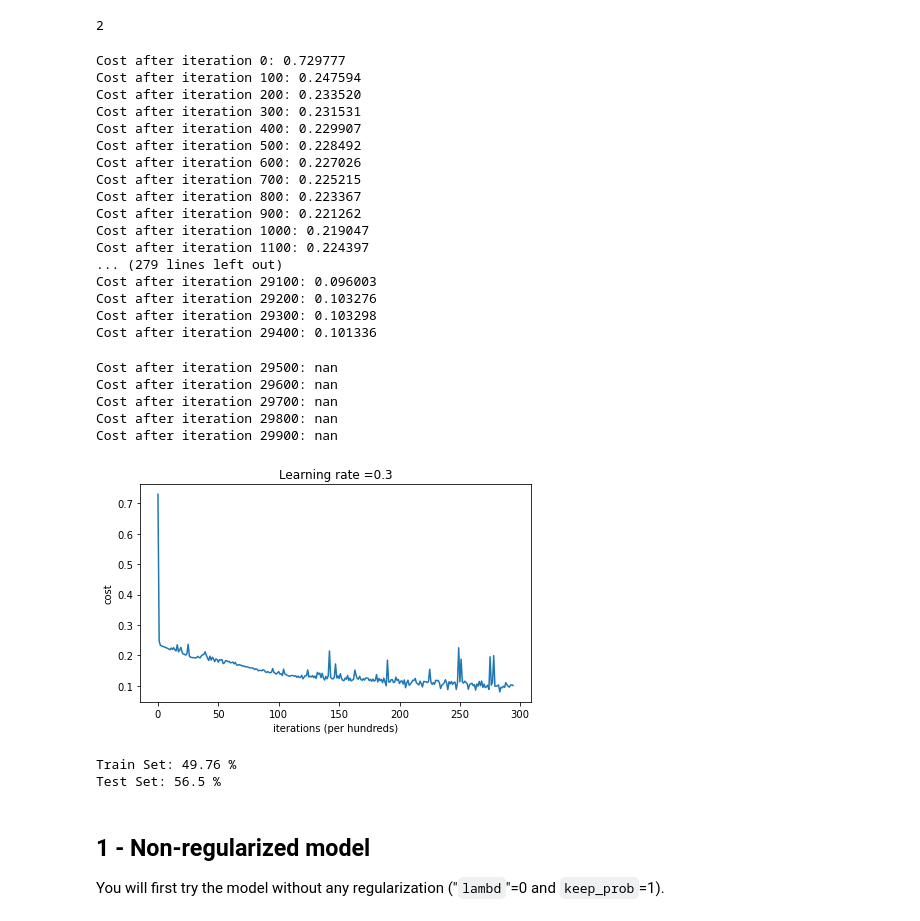
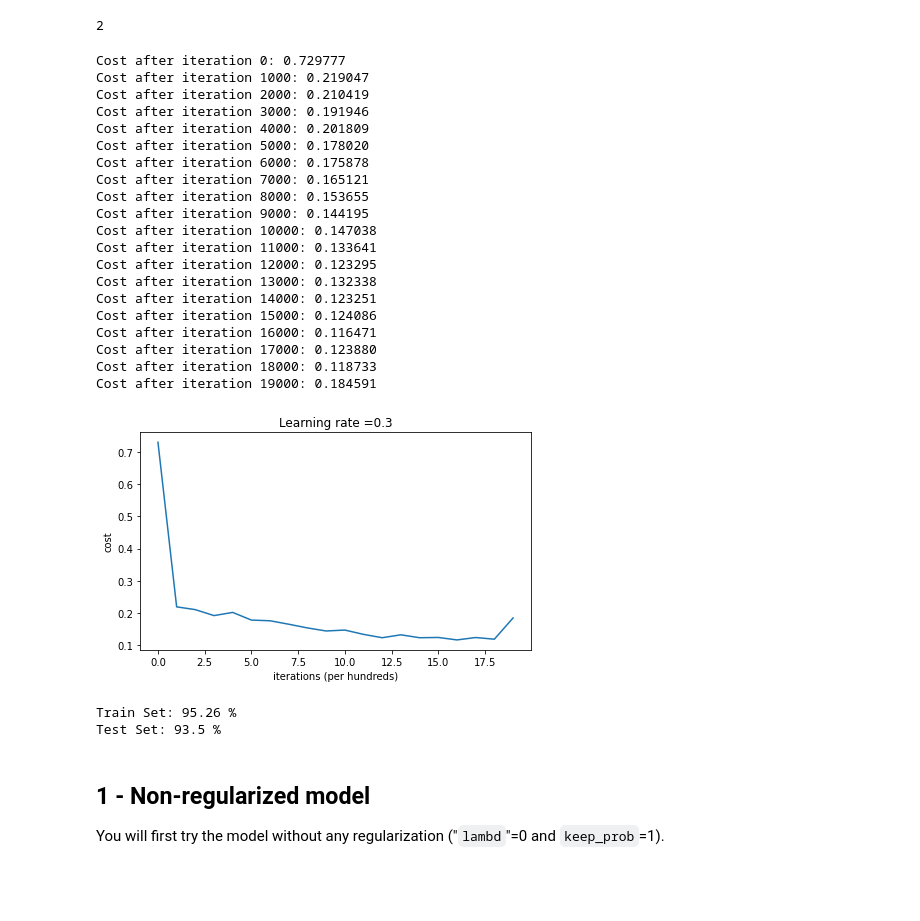
Before and after one commit to SamanZargarzadeh/Deep-Learning, a Jupyter notebook: 7 - Regularization.ipynb, the cells around one changed output. Cells and saved outputs as stored; diff of their text form; code cells hidden in the pictures; blank space fills up the shorter version.

Commit message:
Mixing L-Layer-Model with L2 Lambda =0

```diff
--- a/7 - Regularization.ipynb
+++ b/7 - Regularization.ipynb
@@ -49,7 +49,7 @@ You will first try a non-regularized model. Then you'll learn how to regularize
 # %%
 from dnn_app_utils_v3 import *
 # %%
-def L_layer_model(X, Y, layers_dims, learning_rate = 0.0318, num_iterations = 2500, print_cost=False):#lr was 0.009
+def L_layer_model(X, Y, layers_dims, learning_rate = 0.3, num_iterations = 20000, print_cost=False):#lr was 0.009
 
     np.random.seed(1)
     costs = []                         # keep track of cost
@@ -72,10 +72,10 @@ def L_layer_model(X, Y, layers_dims, learning_rate = 0.0318, num_iterations = 25
         # Update parameters.
         parameters = update_parameters(parameters, grads, learning_rate)
 
-        # Print the cost every 100 training example
-        if print_cost and i % 100 == 0:
+        # Print the cost every 1000 training example
+        if print_cost and i % 1000 == 0:
             print ("Cost after iteration %i: %f" %(i, cost))
-        if print_cost and i % 100 == 0:
+        if print_cost and i % 1000 == 0:
             costs.append(cost)
 
     # plot the cost
@@ -102,31 +102,29 @@ n_x
 layers_dims = [n_x, 20, 3, 1] #  4-layer model
 # %%
 parameters = L_layer_model(train_X, train_Y,
-                           layers_dims, learning_rate = 0.3, num_iterations = 30000, print_cost = True)
+                           layers_dims, learning_rate = 0.3, num_iterations = 20000, print_cost = True)
 # %% [output]
 Cost after iteration 0: 0.729777
-Cost after iteration 100: 0.247594
-Cost after iteration 200: 0.233520
-Cost after iteration 300: 0.231531
-Cost after iteration 400: 0.229907
-Cost after iteration 500: 0.228492
-Cost after iteration 600: 0.227026
-Cost after iteration 700: 0.225215
-Cost after iteration 800: 0.223367
-Cost after iteration 900: 0.221262
 Cost after iteration 1000: 0.219047
-Cost after iteration 1100: 0.224397
-... (279 lines left out)
-Cost after iteration 29100: 0.096003
-Cost after iteration 29200: 0.103276
-Cost after iteration 29300: 0.103298
-Cost after iteration 29400: 0.101336
+Cost after iteration 2000: 0.210419
+Cost after iteration 3000: 0.191946
+Cost after iteration 4000: 0.201809
+Cost after iteration 5000: 0.178020
+Cost after iteration 6000: 0.175878
+Cost after iteration 7000: 0.165121
+Cost after iteration 8000: 0.153655
+Cost after iteration 9000: 0.144195
+Cost after iteration 10000: 0.147038
+Cost after iteration 11000: 0.133641
+Cost after iteration 12000: 0.123295
+Cost after iteration 13000: 0.132338
+Cost after iteration 14000: 0.123251
+Cost after iteration 15000: 0.124086
+Cost after iteration 16000: 0.116471
+Cost after iteration 17000: 0.123880
+Cost after iteration 18000: 0.118733
+Cost after iteration 19000: 0.184591
-Cost after iteration 29500: nan
-Cost after iteration 29600: nan
-Cost after iteration 29700: nan
-Cost after iteration 29800: nan
-Cost after iteration 29900: nan
-[figure, old version]
+[figure, new version]
 # %%
 predictions = predict(parameters, train_X)
 accuracy_train = float((np.dot(train_Y,predictions.T) +
@@ -138,8 +136,8 @@ accuracy_test = float((np.dot(test_Y,predictions.T) +
                        np.dot(1-test_Y,1-predictions.T))/float(test_Y.size)*100)
 print("Test Set:", round(accuracy_test,2),"%")
 # %% [output]
-Train Set: 49.76 %
-Test Set: 56.5 %
+Train Set: 95.26 %
+Test Set: 93.5 %
 # %% [markdown]
 ## 1 - Non-regularized model
 You will first try the model without any regularization ("`lambd`"=0 and `keep_prob`=1).
```
Also changed, not shown: parts of 3 cells of this notebook.
